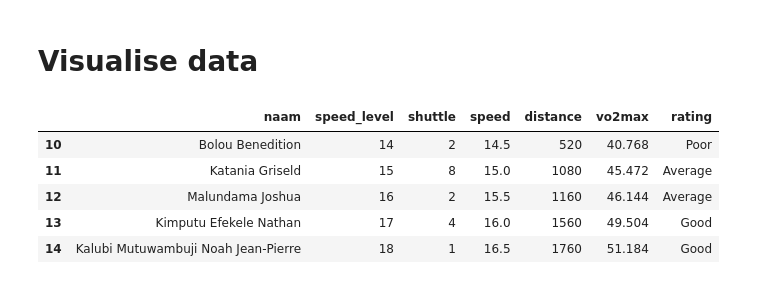
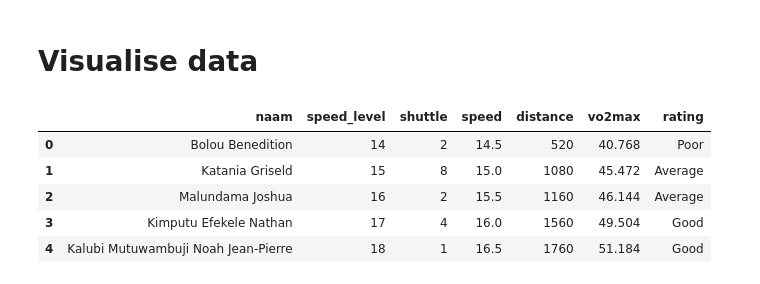
Before and after one commit to MarijnSt/yoyo-test-results, a Jupyter notebook: analyse_test.ipynb, the cells around one changed output. Saved outputs shown, nothing was run; the diff lists cells and outputs as text; code cells hidden in the pictures.

```diff
--- a/analyse_test.ipynb
+++ b/analyse_test.ipynb
@@ -143,18 +142,20 @@ def save_plot(fig, filename, **kwargs):
     plt.savefig(filename, **default_kwargs)
 # %%
 # Sort players by their performance in the test
-df = df.sort_values(by='distance', ascending=True).reset_index(drop=True)
+df = df.sort_values(by='distance', ascending=True)
 
 # Filter out players who were absent
 df = df[df['distance'] > 0]
 
+df = df.reset_index(drop=True)
+
 df.head(5)
 # %% [output]
 |  | naam | speed_level | shuttle | speed | distance | vo2max | rating |
-| 10 | Bolou Benedition | 14 | 2 | 14.5 | 520 | 40.768 | Poor |
-| 11 | Katania Griseld | 15 | 8 | 15.0 | 1080 | 45.472 | Average |
-| 12 | Malundama Joshua | 16 | 2 | 15.5 | 1160 | 46.144 | Average |
-| 13 | Kimputu Efekele Nathan | 17 | 4 | 16.0 | 1560 | 49.504 | Good |
-| 14 | Kalubi Mutuwambuji Noah Jean-Pierre | 18 | 1 | 16.5 | 1760 | 51.184 | Good |
+| 0 | Bolou Benedition | 14 | 2 | 14.5 | 520 | 40.768 | Poor |
+| 1 | Katania Griseld | 15 | 8 | 15.0 | 1080 | 45.472 | Average |
+| 2 | Malundama Joshua | 16 | 2 | 15.5 | 1160 | 46.144 | Average |
+| 3 | Kimputu Efekele Nathan | 17 | 4 | 16.0 | 1560 | 49.504 | Good |
+| 4 | Kalubi Mutuwambuji Noah Jean-Pierre | 18 | 1 | 16.5 | 1760 | 51.184 | Good |
 # %%
 # Set up plot
```
Also changed, not shown: parts of 2 cells of this notebook, 1 other file.
